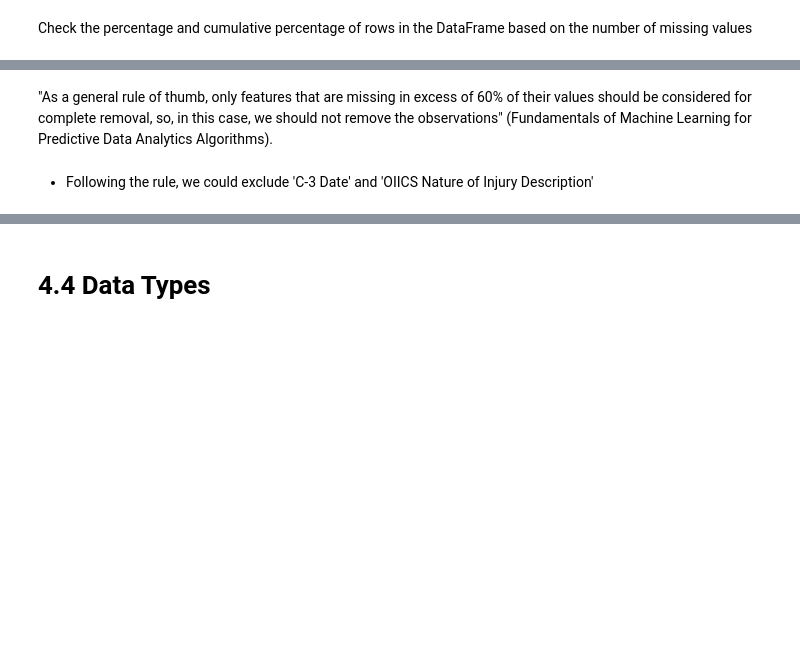
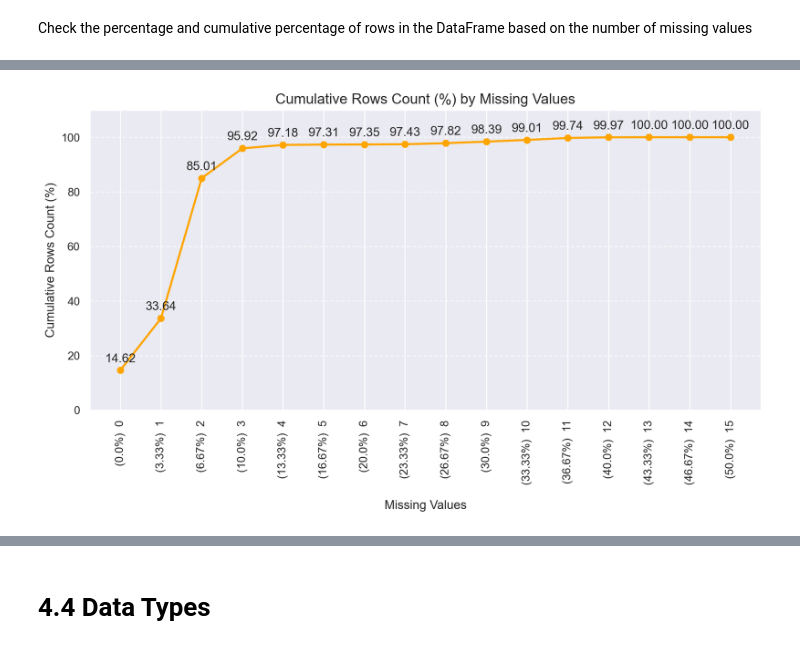
Before and after one commit to mgalao/machine-learning-project, a Jupyter notebook: project/Homework_Group38.ipynb, the cells around one changed output, grey strips where cells are left out. Cells and saved outputs as stored; diff of their text form; code cells hidden in the pictures; blank space fills up the shorter version.

```diff
--- a/project/Homework_Group38.ipynb
+++ b/project/Homework_Group38.ipynb
@@ -357,0 +681,2 @@ perc_missing_values[perc_missing_values > 0].sort_values(ascending=False)
+# %%
+df_train_treat_missing.drop(columns="IME-4 Count", inplace=True)
@@ -381,22 +742,33 @@ results_df
 # %%
-# Create a figure and axis
+# Create formatted labels for the x-axis
+results_df['Missing Values Labels'] = '(' + results_df['Missing Values (%)'].astype(str) + '%)  ' + results_df.index.astype(str)
+
+# Create a line chart for cumulative rows count
 plt.figure(figsize=(10, 6))
 
-# Plot the cumulative percentage as a line chart
-plt.plot(results_df.index, results_df['Cumulative Rows (%)'], color='blue', marker='o', linewidth=2)
+# Plot Cumulative Rows Count (%)
+plt.plot(results_df['Missing Values (%)'], results_df['Cumulative Rows Count (%)'], marker='o', color='orange', linewidth=2, label='Cumulative Rows Count (%)')
 
 # Add labels and title
-plt.title('Cumulative % of Rows by Count of Missing Values', fontsize=14)
-plt.xlabel('Count of Missing Values', fontsize=12)
-plt.ylabel('Cumulative % of Rows', fontsize=12)
+plt.title('Cumulative Rows Count (%) by Missing Values', fontsize=14)
+plt.xlabel('Missing Values', labelpad=15, fontsize=12)
+plt.ylabel('Cumulative Rows Count (%)', fontsize=12)
 
-# Set x-ticks to match the index and y-ticks from 0 to 100%
-plt.xticks(results_df.index)
-plt.yticks(range(0, 101, 10))
+# Set y-axis limits to start from 0
+plt.ylim(0, 110)  # Adding a little space for the highest point
+
+# Display custom labels on x-ticks
+plt.xticks(results_df['Missing Values (%)'], results_df['Missing Values Labels'], rotation=90)
 
 # Add grid for better readability
 plt.grid(axis='y', linestyle='--', alpha=0.7)
 
+# Show data labels on the cumulative line
+for index, value in enumerate(results_df['Cumulative Rows Count (%)']):
+    plt.text(results_df['Missing Values (%)'].iloc[index], value + 3, f"{value:.2f}", ha='center')
+
 # Show the plot
 plt.tight_layout()
 plt.show()
+# %% [output]
+[figure, added]
@@ -450,4 +774,0 @@ plt.show()
-# %% [markdown]
-"As a general rule of thumb, only features that are missing in excess of 60% of their values should be considered for complete removal, so, in this case, we should not remove the observations" (Fundamentals of Machine Learning for Predictive Data Analytics Algorithms).
-# %% [markdown]
-- Following the rule, we could exclude 'C-3 Date' and 'OIICS Nature of Injury Description'
```
Also changed, not shown: parts of 109 cells of this notebook.
